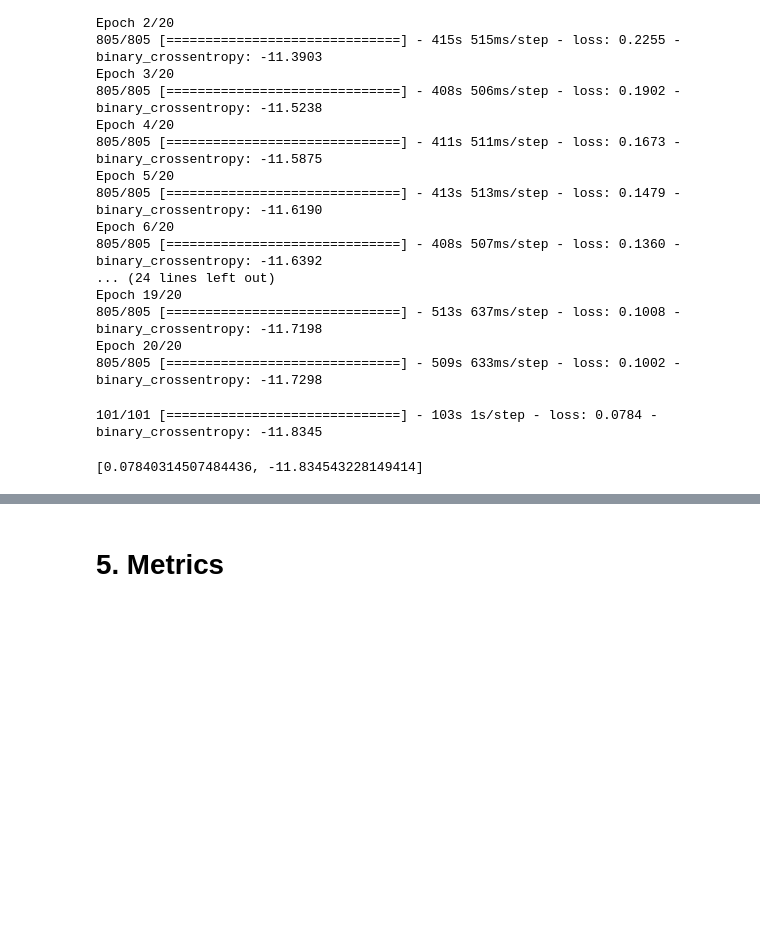
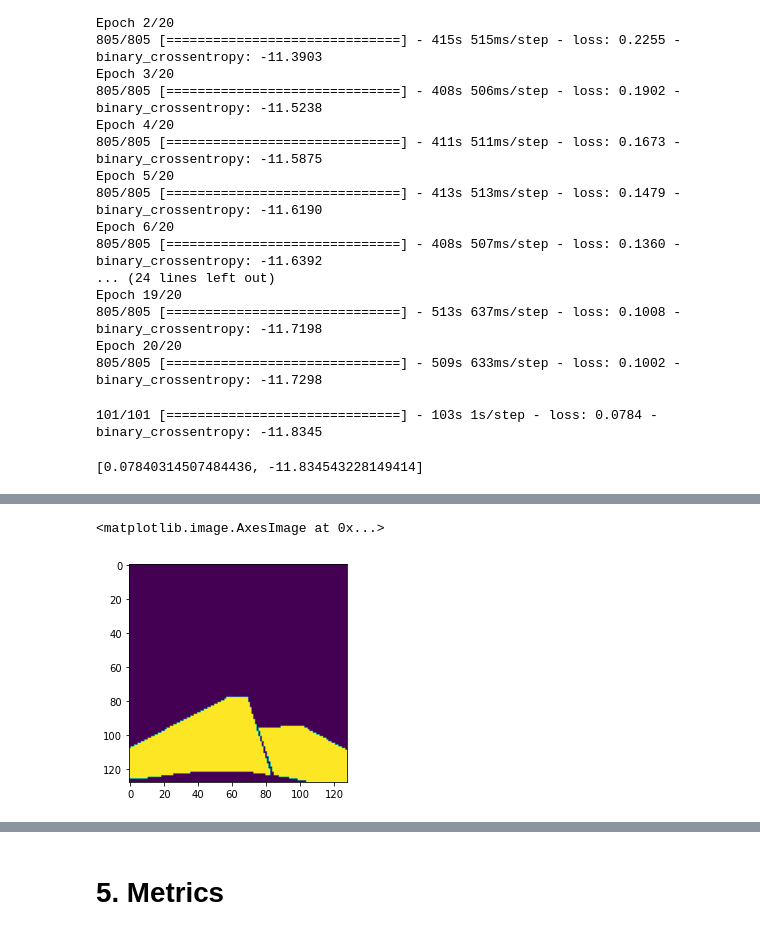
Before and after one commit to fidelianawar/W207-ML-Final, a Jupyter notebook: Fidelia_W207_Final_Project.ipynb, the cells around one changed output, grey strips where cells are left out. Saved outputs shown, nothing was run; the diff lists cells and outputs as text; code cells hidden in the pictures; blank space fills up the shorter version.

```diff
--- a/Fidelia_W207_Final_Project.ipynb
+++ b/Fidelia_W207_Final_Project.ipynb
@@ -689,0 +846,18 @@ WARNING:tensorflow:Learning rate reduction is conditioned on metric `val_loss` w
+# %%
+# define function to classify pixel into drivable, non drivable and background
+def classify(array, bins):
+    classiflied = array.copy()
+    for i in range(len(array)):
+        classified_image = np.digitize(array[i],bins)
+        classiflied[i] = classified_image
+    reverse_classified = np.subtract(classiflied, 1).astype(dtype = bool).astype('int')
+    return reverse_classified
+# %%
+#classify into two bins (drivable and background)
+bins = [2]
+classified_mask = classify(grayscale_mask,bins)
+classified_mask[0][-1]
+plt.imshow(classified_mask[0])
+# %% [output]
+<matplotlib.image.AxesImage at 0x...>
+[figure, added]
```
Also changed, not shown: parts of 32 cells of this notebook.
